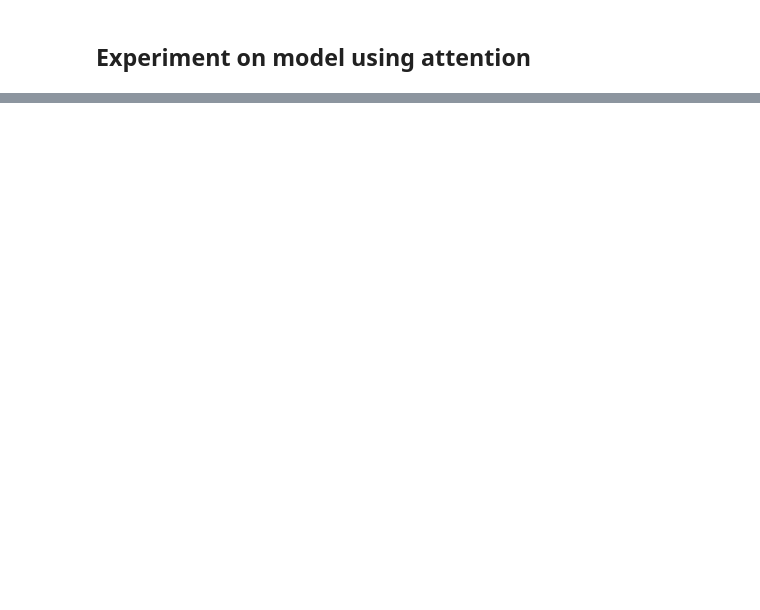
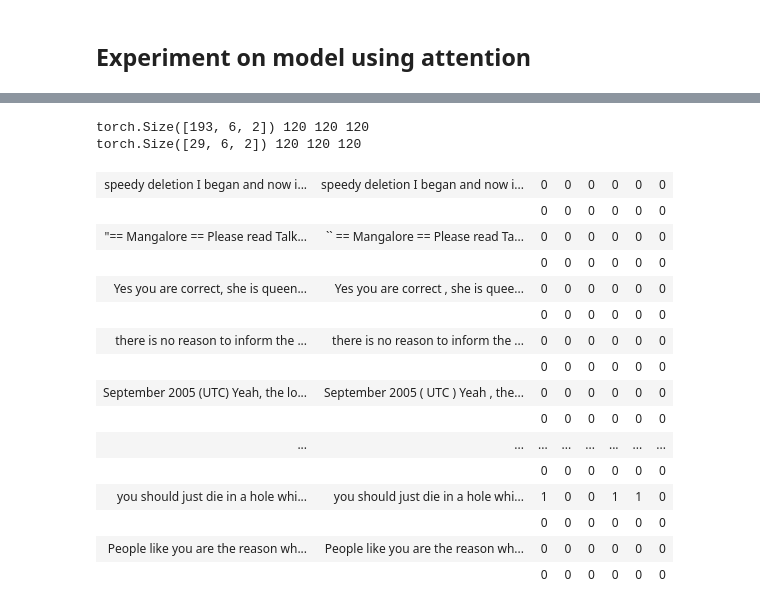
Before and after one commit to kaggle-experiments/toxic_comments, a Jupyter notebook: ToxicComments.ipynb, the cells around one changed output, grey strips where cells are left out. Cells and saved outputs as stored; diff of their text form; code cells hidden in the pictures; blank space fills up the shorter version.

Commit message:
adds attention based model

```diff
--- a/ToxicComments.ipynb
+++ b/ToxicComments.ipynb
@@ -227,7 +227,7 @@ class AttModel(nn.Module):
         self.classify = nn.Linear(self.hidden_dim, 2)
         self.log = model_logger.getLogger('model')
         self.size_log = self.log.getLogger('size')
-        self.log.setLevel(logging.INFO)
+        self.log.setLevel(logging.DEBUG)
         self.size_log.setLevel(logging.DEBUG)
         if Config.cuda:
             self.cuda()
@@ -264,12 +264,13 @@ class AttModel(nn.Module):
         self.logsize(attend, 'attend')
         for class_ in classes:
             class_emb = self.embed(class_)                  ;self.logsize(class_emb, 'class_emb')
-            attn = torch.mm(class_emb, attend).unsqueeze(0) ;self.logsize(attn, 'attn')
-            attn = attn.expand_as(seq_repr) ;self.logsize(attn, 'attn')
-            attended_outputs = torch.bmm(attn, seq_repr)
+            attn = torch.mm(class_emb, attend)        ;self.logsize(attn, 'attn')
+            #attn = attn.expand_as(seq_repr) ;self.logsize(attn, 'attn')
+            attended_outputs = torch.bmm(attn.expand(seq_repr.size()[0], *attn.size()), seq_repr.transpose(1,2))
 
             self.logsize(attended_outputs, 'attended_outputs')
-            output = attended_output.expand_as(seq_repr) * seq_repr
+            self.log.debug('{}'.format(attended_outputs))
+            output = attended_outputs.transpose(-1, -2).expand_as * seq_repr
             self.logsize(output, 'output')
 
             output = output.sum(0).squeeze()                ;self.logsize(output, 'output')
@@ -381,8 +417,8 @@ torch.Size([120, 6, 2]) 120 120 120
 ## Experiment on model using attention
 # %%
 import random
-def  experiment(epochs=10, checkpoint=1):
-    model =  Model(Config(), len(INPUT_VOCAB), len(OUTPUT_VOCAB))
+def  experiment(epochs=1, checkpoint=1):
+    model =  AttModel(Config(), len(INPUT_VOCAB), len(OUTPUT_VOCAB))
     if Config().cuda:  model = model.cuda()
 
     split_index = int( len(train_datapoints) * 0.85 )
@@ -402,3 +438,4 @@ def  experiment(epochs=10, checkpoint=1):
         trainer.train()
 
 experiment()
+# %% [output]
@@ -404,0 +444,18 @@ experiment()
+torch.Size([193, 6, 2]) 120 120 120
+torch.Size([29, 6, 2]) 120 120 120
+| speedy deletion I began and now i... | speedy deletion I began and now i... | 0 | 0 | 0 | 0 | 0 | 0 |
+|  |  | 0 | 0 | 0 | 0 | 0 | 0 |
+| "== Mangalore == Please read Talk... | `` == Mangalore == Please read Ta... | 0 | 0 | 0 | 0 | 0 | 0 |
+|  |  | 0 | 0 | 0 | 0 | 0 | 0 |
+| Yes you are correct, she is queen... | Yes you are correct , she is quee... | 0 | 0 | 0 | 0 | 0 | 0 |
+|  |  | 0 | 0 | 0 | 0 | 0 | 0 |
+| there is no reason to inform the ... | there is no reason to inform the ... | 0 | 0 | 0 | 0 | 0 | 0 |
+|  |  | 0 | 0 | 0 | 0 | 0 | 0 |
+| September 2005 (UTC) Yeah, the lo... | September 2005 ( UTC ) Yeah , the... | 0 | 0 | 0 | 0 | 0 | 0 |
+|  |  | 0 | 0 | 0 | 0 | 0 | 0 |
+| ... | ... | ... | ... | ... | ... | ... | ... |
+|  |  | 0 | 0 | 0 | 0 | 0 | 0 |
+| you should just die in a hole whi... | you should just die in a hole whi... | 1 | 0 | 0 | 1 | 1 | 0 |
+|  |  | 0 | 0 | 0 | 0 | 0 | 0 |
+| People like you are the reason wh... | People like you are the reason wh... | 0 | 0 | 0 | 0 | 0 | 0 |
+|  |  | 0 | 0 | 0 | 0 | 0 | 0 |
```
Also changed, not shown: parts of 2 cells of this notebook.
